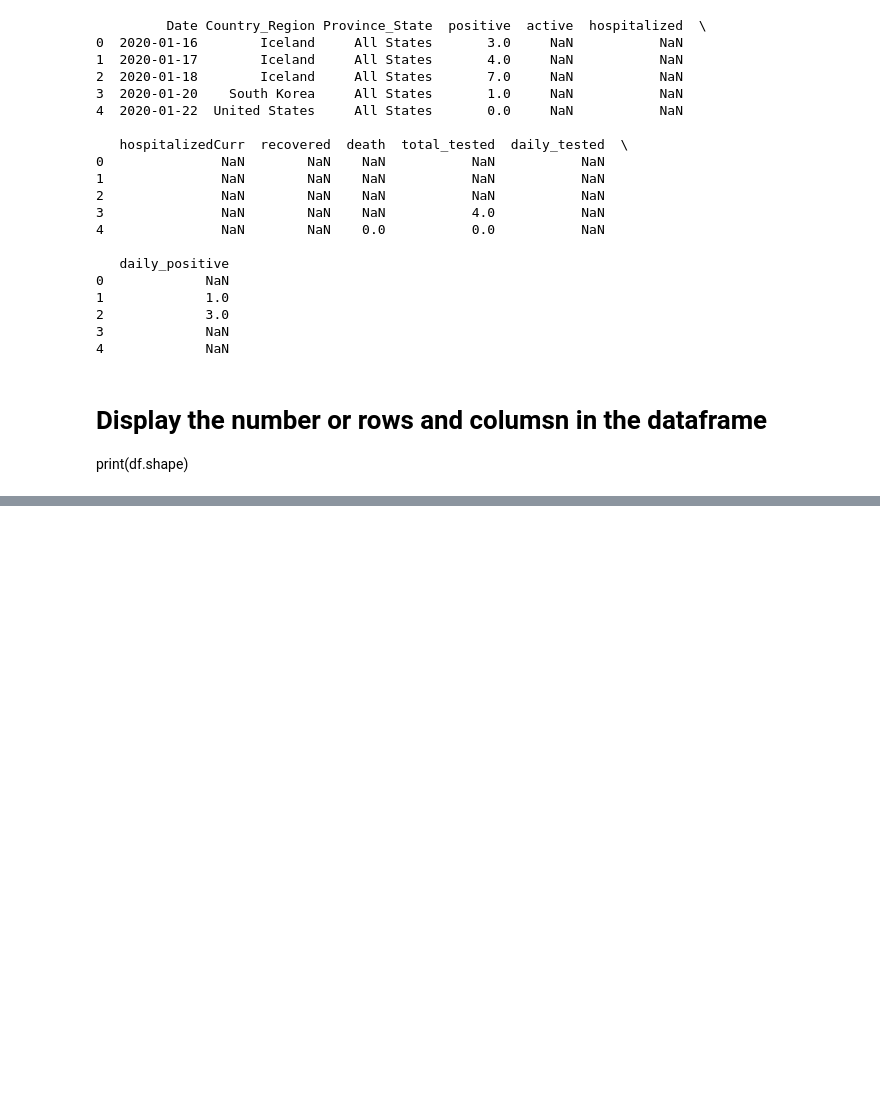
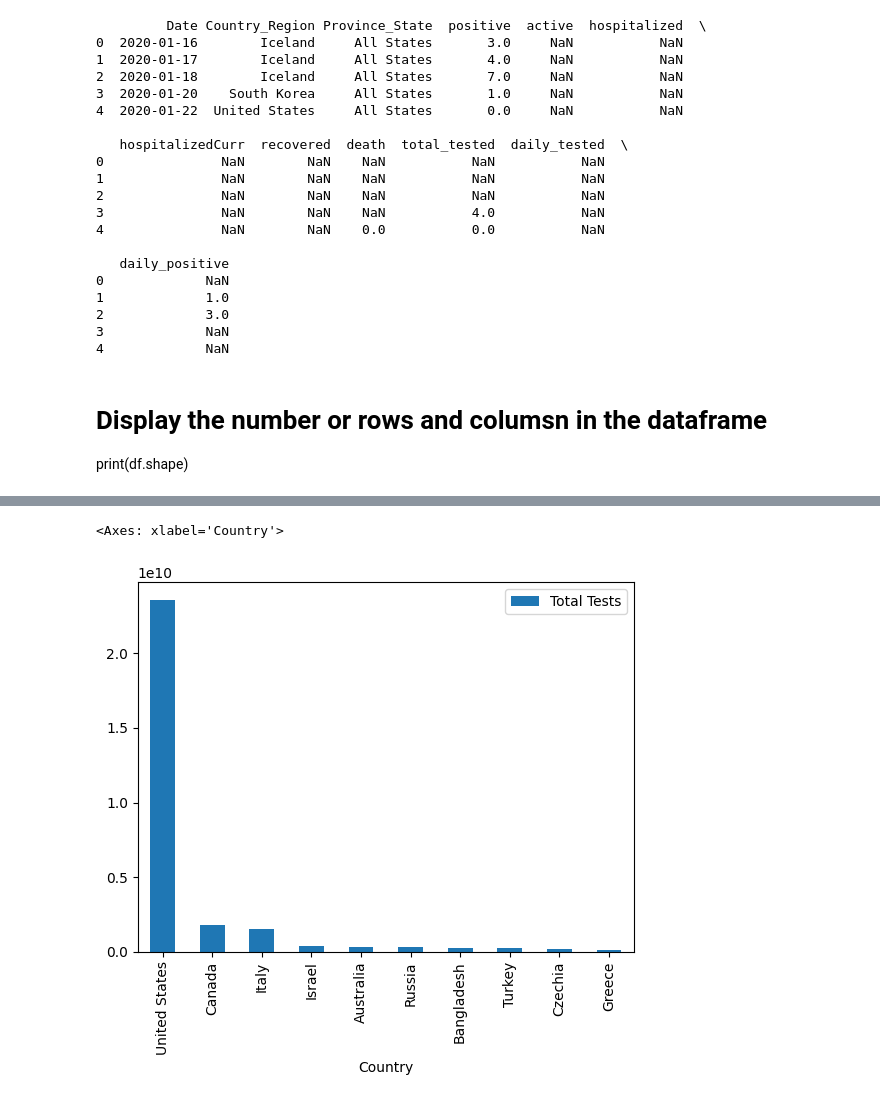
Before and after one commit to rtandle04/CopilotHackathon, a Jupyter notebook: COVID19WorldwideTesting Data.ipynb, the cells around one changed output, grey strips where cells are left out. Cells and saved outputs as stored; diff of their text form; code cells hidden in the pictures; blank space fills up the shorter version.

```diff
--- a/COVID19WorldwideTesting Data.ipynb
+++ b/COVID19WorldwideTesting Data.ipynb
@@ -30,0 +180,12 @@ print(df.shape)
+# %%
+# Group the data by 'Country' and calculate the sum of 'Total Tested'
+
+total_tests = data.groupby('Country')['Total Tested'].sum()
+
+# Create a new dataframe with the total tests conducted for each country
+
+df_total_tests = pd.DataFrame({'Country': total_tests.index, 'Total Tests': total_tests.values})
+
+# Display the new dataframe
+
+df_total_tests
@@ -30,0 +257,5 @@ print(df.shape)
+# %%
+df_total_tests_sorted = df_total_tests.sort_values(by='Total Tests', ascending=False)
+
+# Display the sorted dataframe
+print(df_total_tests_sorted.head(10))
@@ -30,0 +316,6 @@ print(df.shape)
+# %%
+# Display the results in chart that shows the top ten countries with the most conducted And press the tab to accept the code and run it
+df_total_tests_sorted.head(10).plot(x='Country', y='Total Tests', kind='bar')
+# %% [output]
+<Axes: xlabel='Country'>
+[figure, added]
```
Also changed, not shown: parts of 20 cells of this notebook.
